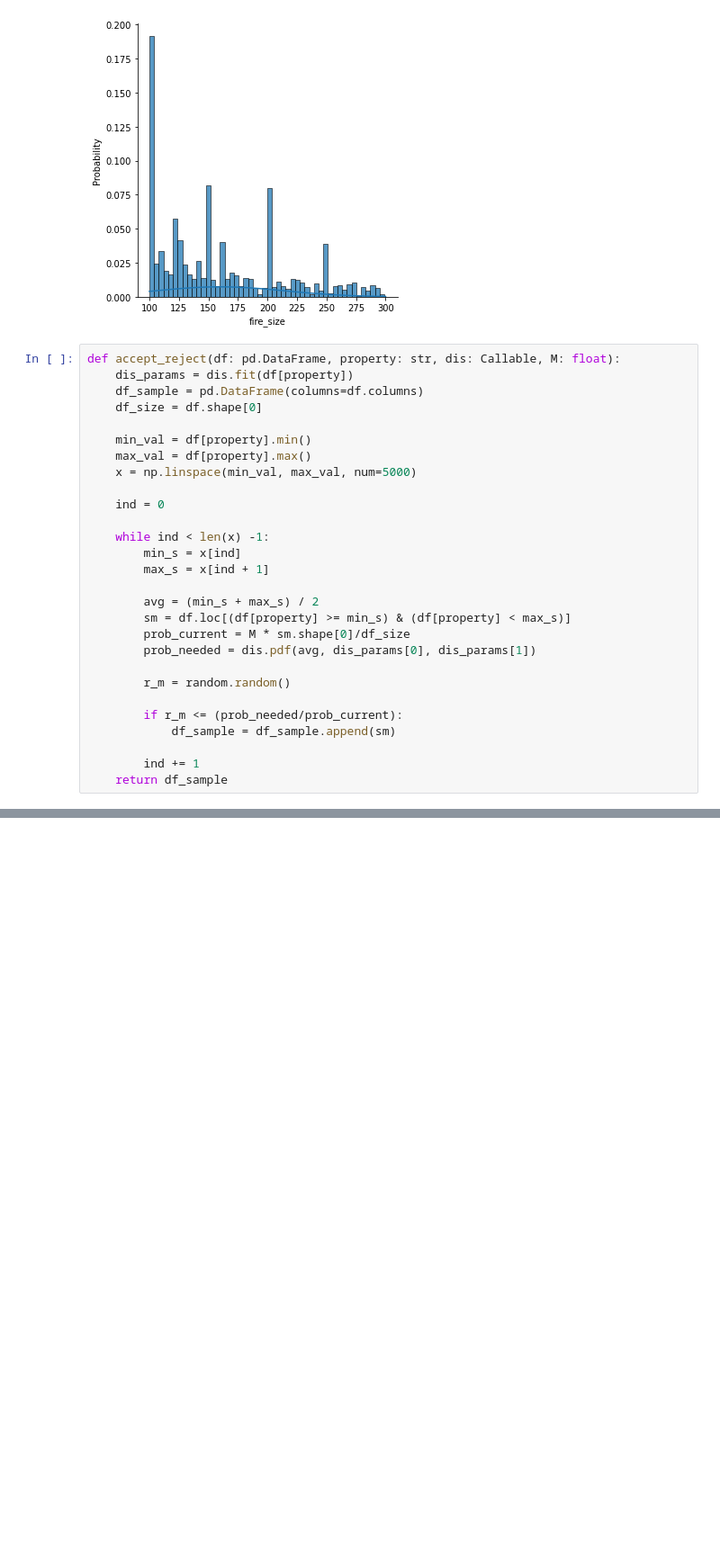
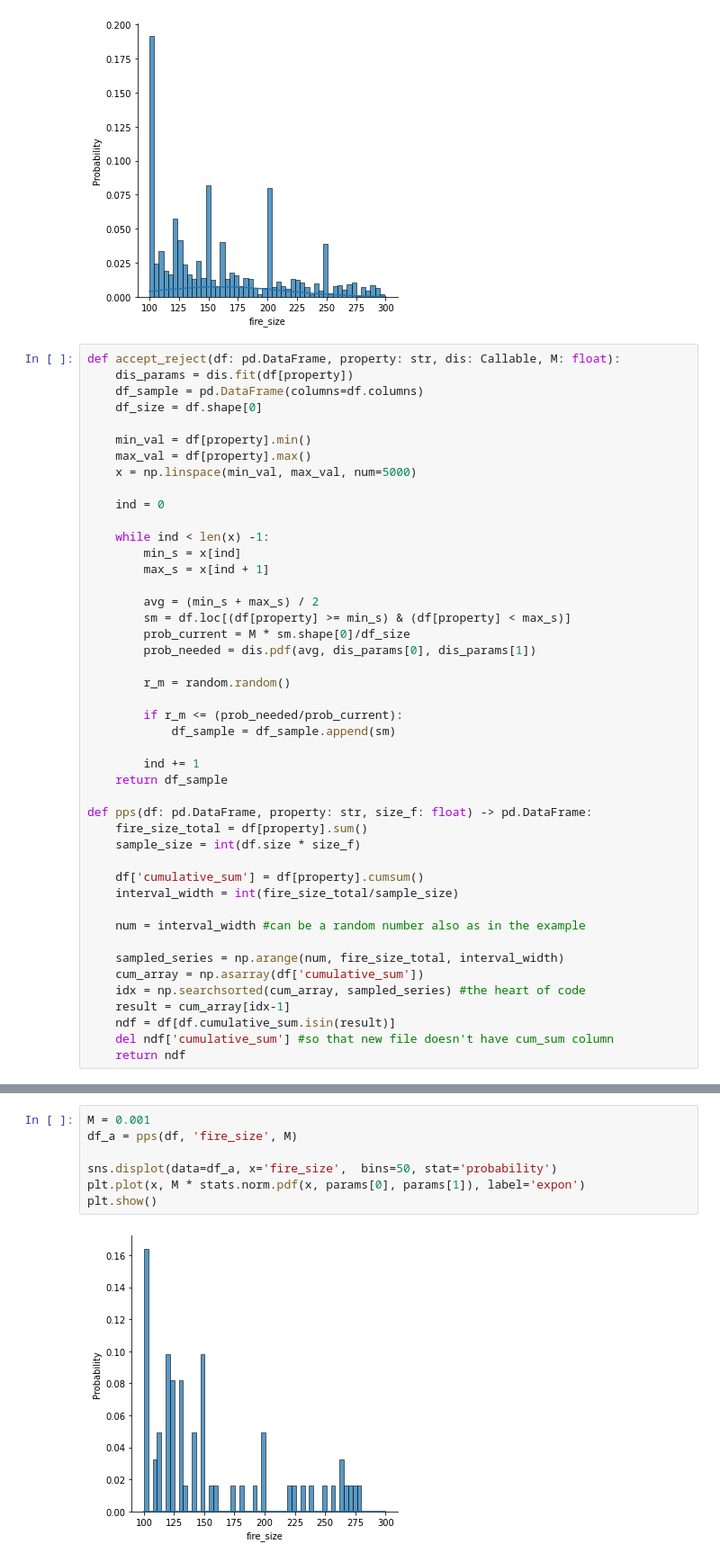
Before and after one commit to PatrykStronski/MultivariateAnalysis_Task3, a Jupyter notebook: models/sampling_test.ipynb, the cells around one changed output, grey strips where cells are left out. Shown at 90% size. Cells and saved outputs as stored; diff of their text form; blank space fills up the shorter version.

```diff
--- a/models/sampling_test.ipynb
+++ b/models/sampling_test.ipynb
@@ -48,6 +48,23 @@ def accept_reject(df: pd.DataFrame, property: str, dis: Callable, M: float):
 
         ind += 1
     return df_sample
+
+def pps(df: pd.DataFrame, property: str, size_f: float) -> pd.DataFrame:
+    fire_size_total = df[property].sum()
+    sample_size = int(df.size * size_f)
+
+    df['cumulative_sum'] = df[property].cumsum()
+    interval_width = int(fire_size_total/sample_size)
+
+    num = interval_width #can be a random number also as in the example
+
+    sampled_series = np.arange(num, fire_size_total, interval_width)
+    cum_array = np.asarray(df['cumulative_sum'])
+    idx = np.searchsorted(cum_array, sampled_series) #the heart of code
+    result = cum_array[idx-1]
+    ndf = df[df.cumulative_sum.isin(result)]
+    del ndf['cumulative_sum'] #so that new file doesn't have cum_sum column
+    return ndf
 # %%
 M = 10
 df_a = accept_reject(df, 'fire_size', dstr.expon, M)
@@ -59,0 +77,9 @@ plt.show()
+# %%
+M = 0.001
+df_a = pps(df, 'fire_size', M)
+
+sns.displot(data=df_a, x='fire_size',  bins=50, stat='probability')
+plt.plot(x, M * stats.norm.pdf(x, params[0], params[1]), label='expon')
+plt.show()
+# %% [output]
+[figure, added]
```
Also changed, not shown: parts of 1 cell of this notebook, 4 other files.
